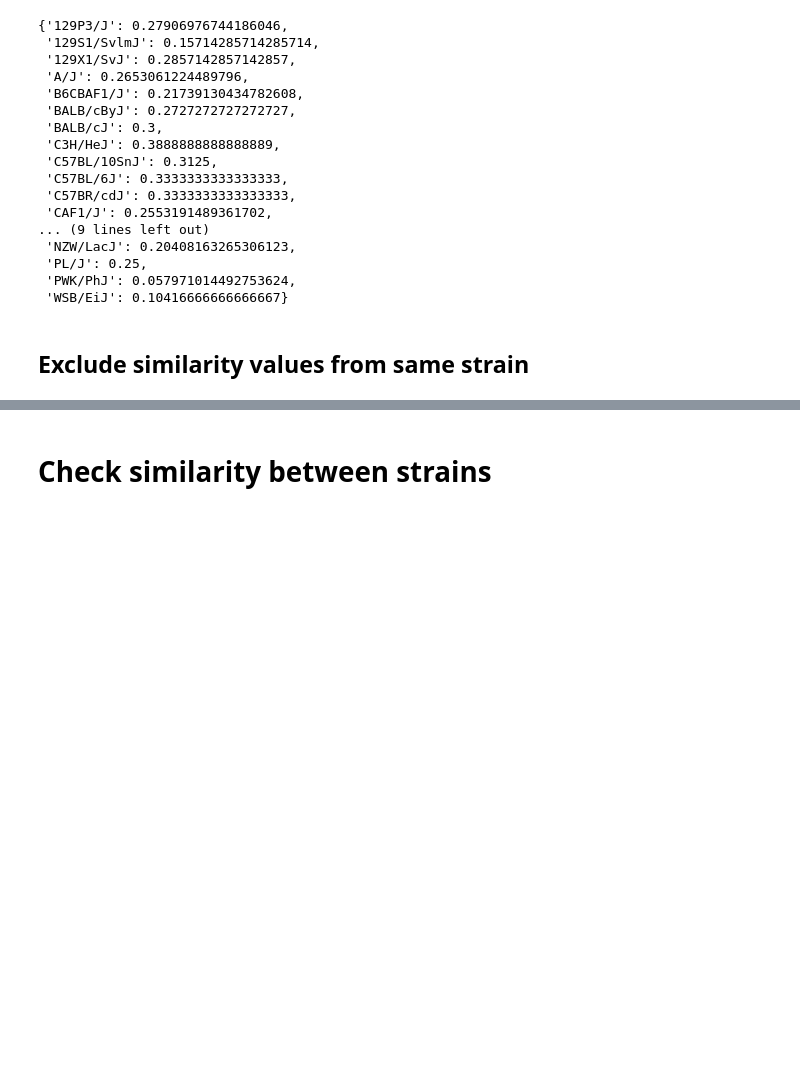
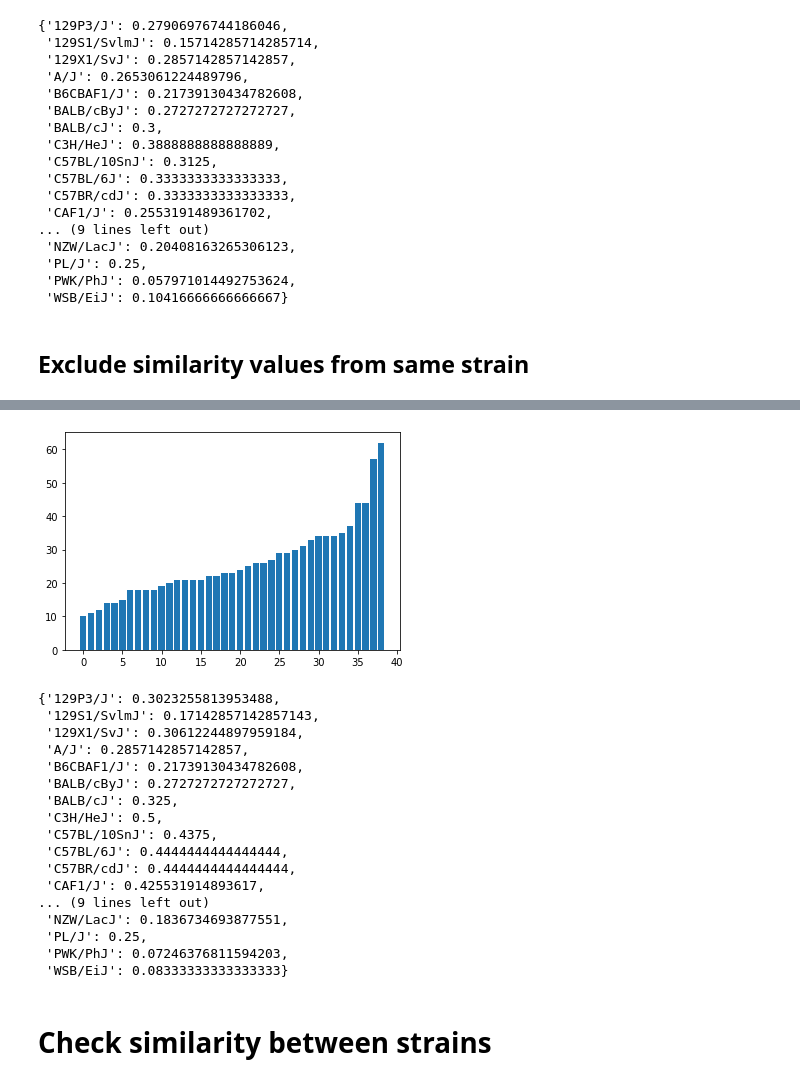
Before and after one commit to Thalaivar/DDP, a Jupyter notebook: B-SOID/notebooks/2clustering.ipynb, the cells around one changed output, grey strips where cells are left out. Drawn from its saved outputs; the diff is of its cells as text; code cells hidden in the pictures; blank space fills up the shorter version.

Commit message:
embed collected dataset

```diff
--- a/B-SOID/notebooks/2clustering.ipynb
+++ b/B-SOID/notebooks/2clustering.ipynb
@@ -186,3 +181,32 @@ same_grouping_frac
+# %%
+mapper = umap.UMAP(min_dist=0.0, n_components=3, n_neighbors=50).fit(similarity_matrix(sim))
+_, _, glabels, _ = cluster_with_hdbscan(mapper.embedding_, GROUPWISE_CLUSTER_RNG, HDBSCAN_PARAMS)
+
+counts = np.unique(glabels, return_counts=True)[1]
+plt.bar(range(len(counts)), sorted(counts))
+plt.show()
+
+same_grouping_frac = {strain: np.unique(glabels[idx]).size / len(idx) for strain, idx in strain2clusters.items()}
+same_grouping_frac
+# %% [output]
+[figure, added]
+{'129P3/J': 0.3023255813953488,
+ '129S1/SvlmJ': 0.17142857142857143,
+ '129X1/SvJ': 0.30612244897959184,
+ 'A/J': 0.2857142857142857,
+ 'B6CBAF1/J': 0.21739130434782608,
+ 'BALB/cByJ': 0.2727272727272727,
+ 'BALB/cJ': 0.325,
+ 'C3H/HeJ': 0.5,
+ 'C57BL/10SnJ': 0.4375,
+ 'C57BL/6J': 0.4444444444444444,
+ 'C57BR/cdJ': 0.4444444444444444,
+ 'CAF1/J': 0.425531914893617,
+... (9 lines left out)
+ 'NZW/LacJ': 0.1836734693877551,
+ 'PL/J': 0.25,
+ 'PWK/PhJ': 0.07246376811594203,
+ 'WSB/EiJ': 0.08333333333333333}
 # %% [markdown]
 # Check similarity between strains
 # %%
```
Also changed, not shown: parts of 5 cells of this notebook, 20 other files.
